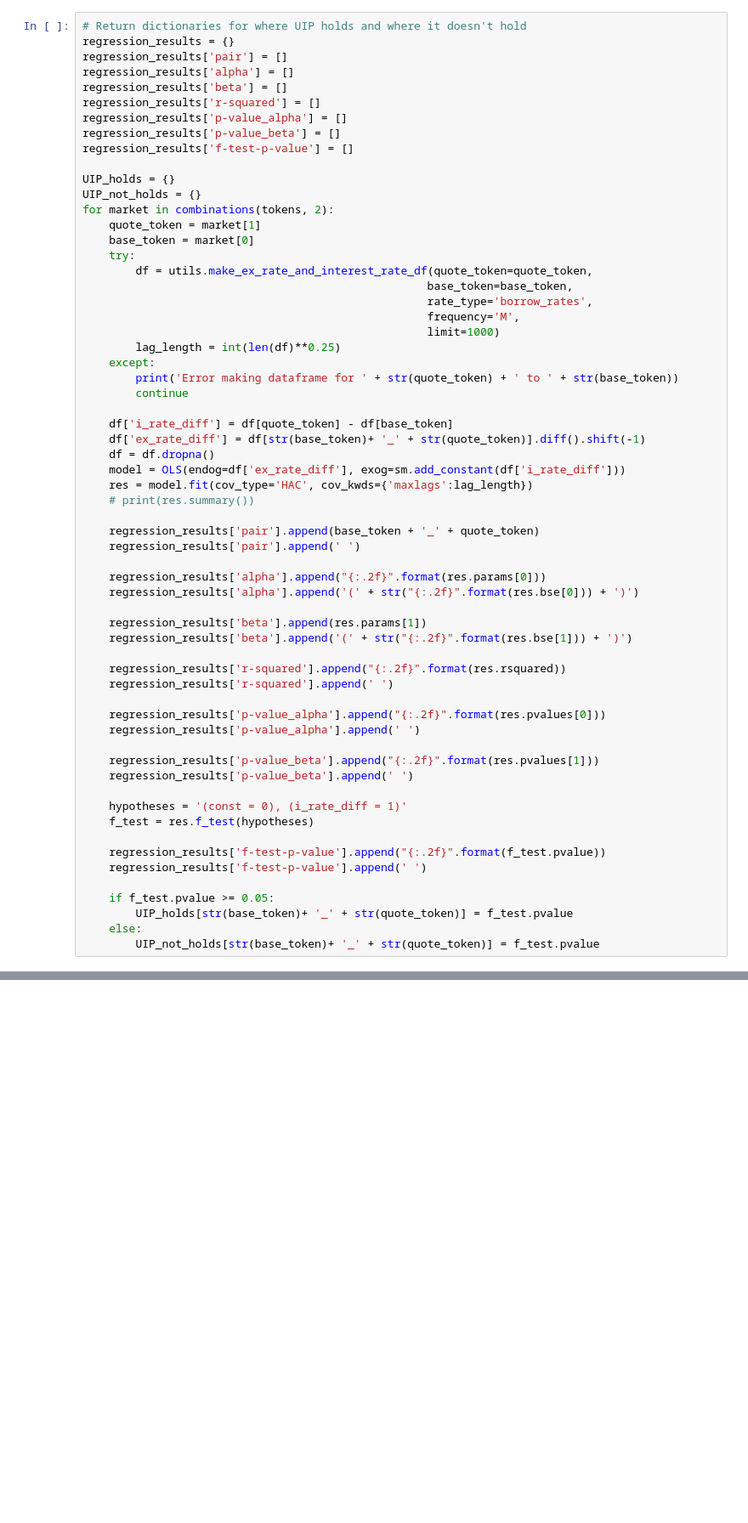
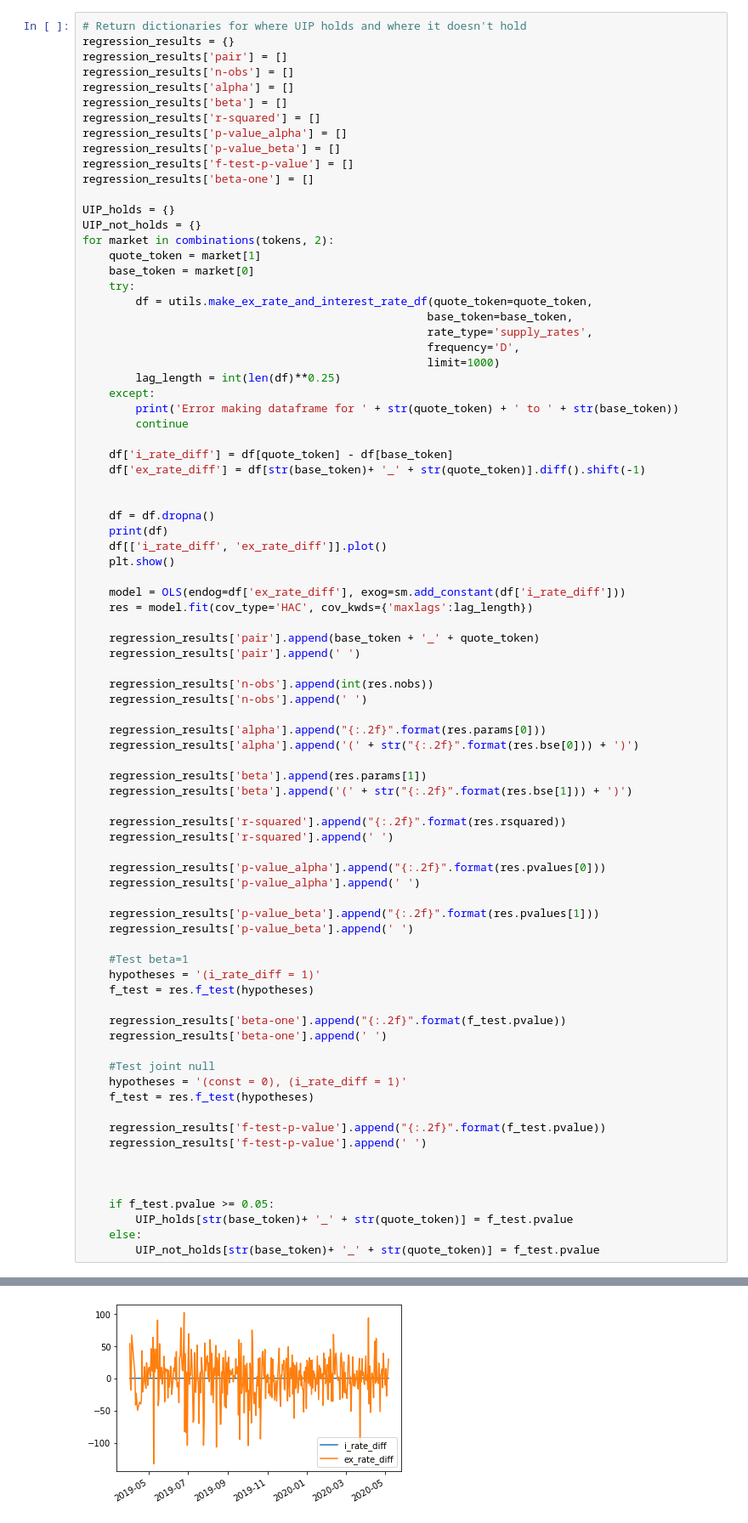
Before and after one commit to danhper/defi-plf-analysis, a Jupyter notebook: notebooks/compound/5_uip_compound.ipynb, the cells around one changed output, grey strips where cells are left out. Shown at 85% size. Saved outputs shown, nothing was run; the diff lists cells and outputs as text; blank space fills up the shorter version.

```diff
--- a/notebooks/compound/5_uip_compound.ipynb
+++ b/notebooks/compound/5_uip_compound.ipynb
@@ -17,12 +21,14 @@ for k in settings.COMPOUND_TOKEN_TRANSLATOR:
 # Return dictionaries for where UIP holds and where it doesn't hold
 regression_results = {}
 regression_results['pair'] = []
+regression_results['n-obs'] = []
 regression_results['alpha'] = []
 regression_results['beta'] = []
 regression_results['r-squared'] = []
 regression_results['p-value_alpha'] = []
 regression_results['p-value_beta'] = []
 regression_results['f-test-p-value'] = []
+regression_results['beta-one'] = []
 
 UIP_holds = {}
 UIP_not_holds = {}
@@ -32,8 +38,8 @@ for market in combinations(tokens, 2):
     try:
         df = utils.make_ex_rate_and_interest_rate_df(quote_token=quote_token,
                                                     base_token=base_token,
-                                                    rate_type='borrow_rates',
-                                                    frequency='M',
+                                                    rate_type='supply_rates',
+                                                    frequency='D',
                                                     limit=1000)
         lag_length = int(len(df)**0.25)
     except:
@@ -42,13 +48,21 @@ for market in combinations(tokens, 2):
 
     df['i_rate_diff'] = df[quote_token] - df[base_token]
     df['ex_rate_diff'] = df[str(base_token)+ '_' + str(quote_token)].diff().shift(-1)
+
+
     df = df.dropna()
+    print(df)
+    df[['i_rate_diff', 'ex_rate_diff']].plot()
+    plt.show()
+
     model = OLS(endog=df['ex_rate_diff'], exog=sm.add_constant(df['i_rate_diff']))
     res = model.fit(cov_type='HAC', cov_kwds={'maxlags':lag_length})
-    # print(res.summary())
 
     regression_results['pair'].append(base_token + '_' + quote_token)
     regression_results['pair'].append(' ')
+
+    regression_results['n-obs'].append(int(res.nobs))
+    regression_results['n-obs'].append(' ')
 
     regression_results['alpha'].append("{:.2f}".format(res.params[0]))
     regression_results['alpha'].append('(' + str("{:.2f}".format(res.bse[0])) + ')')
@@ -65,13 +79,24 @@ for market in combinations(tokens, 2):
     regression_results['p-value_beta'].append("{:.2f}".format(res.pvalues[1]))
     regression_results['p-value_beta'].append(' ')
 
+    #Test beta=1
+    hypotheses = '(i_rate_diff = 1)'
+    f_test = res.f_test(hypotheses)
+
+    regression_results['beta-one'].append("{:.2f}".format(f_test.pvalue))
+    regression_results['beta-one'].append(' ')
+
+    #Test joint null
     hypotheses = '(const = 0), (i_rate_diff = 1)'
     f_test = res.f_test(hypotheses)
 
     regression_results['f-test-p-value'].append("{:.2f}".format(f_test.pvalue))
     regression_results['f-test-p-value'].append(' ')
 
+
+
     if f_test.pvalue >= 0.05:
         UIP_holds[str(base_token)+ '_' + str(quote_token)] = f_test.pvalue
     else:
         UIP_not_holds[str(base_token)+ '_' + str(quote_token)] = f_test.pvalue
+# %% [output]
@@ -77,0 +117 @@ for market in combinations(tokens, 2):
+[figure, added]
```
Also changed, not shown: parts of 6 cells of this notebook.
